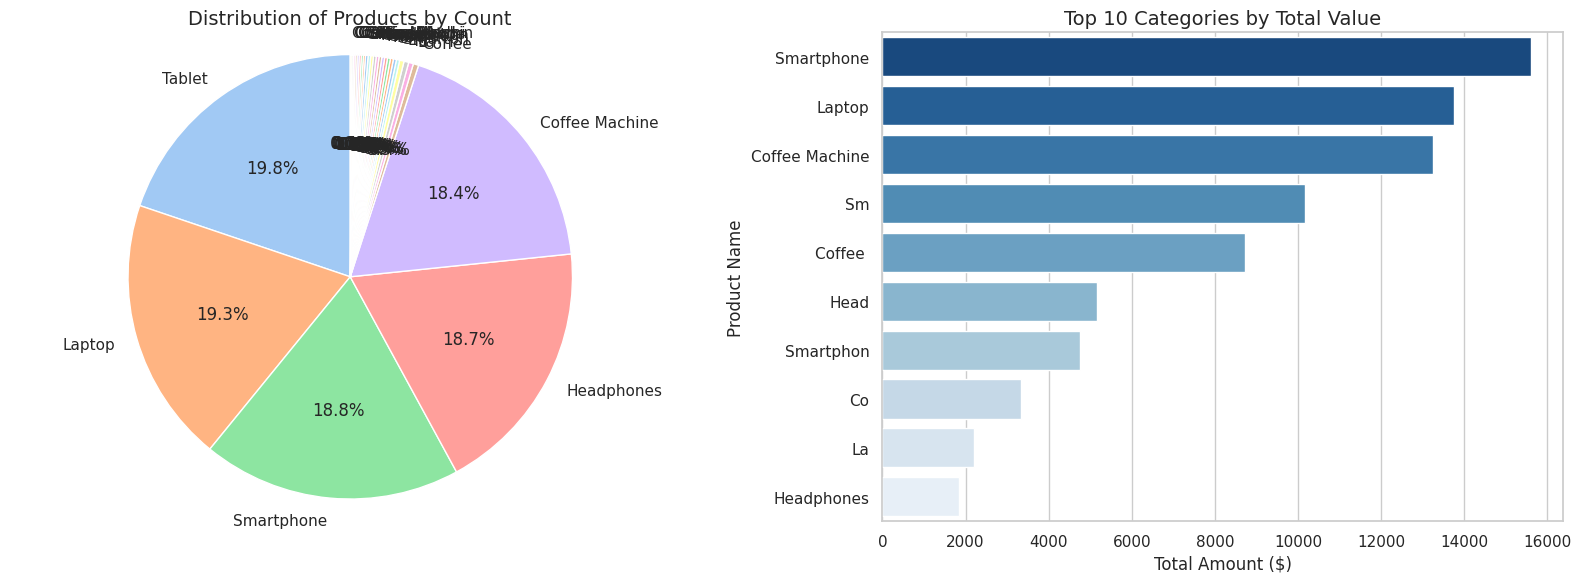
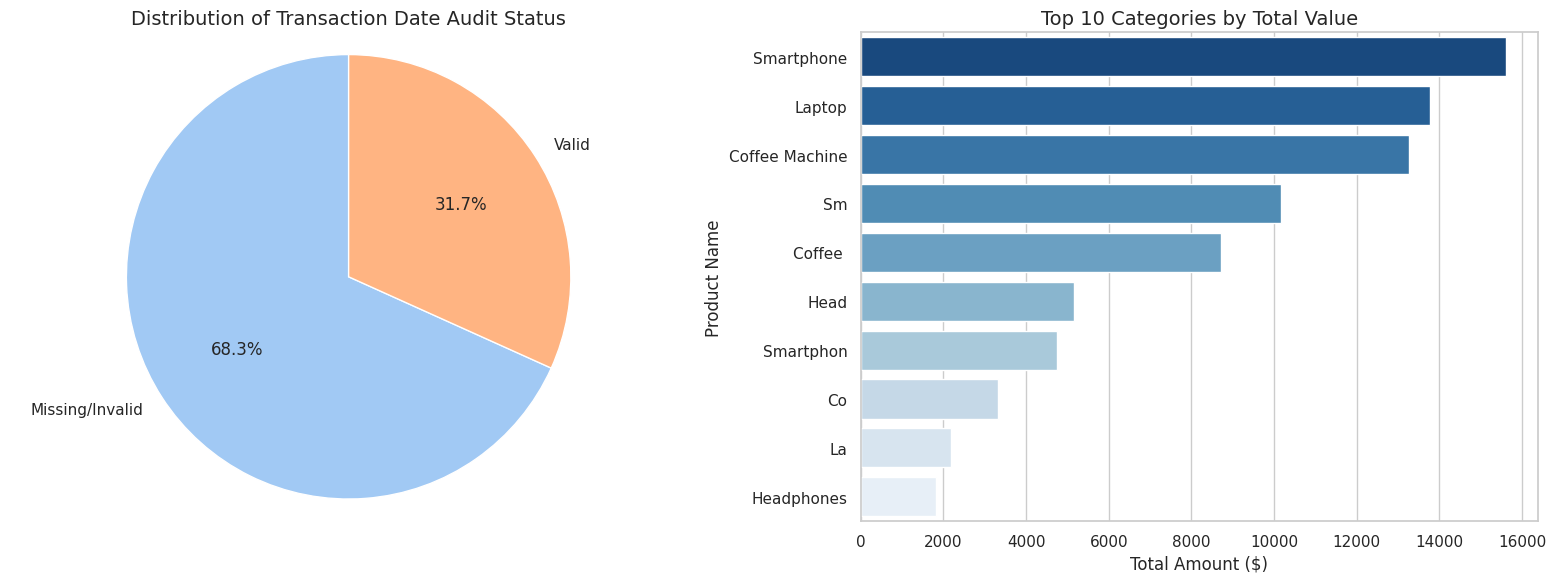
The change to this notebook cell's code, shown as a diff; its figure went from the first image to the second:
--- before
+++ after
@@ -12,5 +12,5 @@
 # Assuming columns like 'Date', 'Price', and 'Product_Name' exist
 if "Transaction_Date" in df.columns:
-    df["Transaction_Date"] = pd.to_datetime(df["Transaction_Date"])
+    df["Transaction_Date"] = pd.to_datetime(df["Transaction_Date"], errors='coerce') # Coerce errors for existing '1900-01-01' dates
 
 # Set up a clean dashboard layout
@@ -18,19 +18,15 @@
 sns.set_theme(style="whitegrid")
 
-# Plot 1: Distribution of Transaction Value Bands (Pie Chart)
-# Create bins for transaction prices
-bins = [0, 100, 500, np.inf]
-labels = ['Low (< $100)', 'Medium ($100 - $500)', 'High (> $500)']
-df['Price_Band'] = pd.cut(df['Price'], bins=bins, labels=labels, right=False)
-
-price_band_counts = df['Price_Band'].value_counts(dropna=False)
+# Plot 1: Distribution of Transaction Date Audit Status (Pie Chart)
+# Use the existing 'audited_dates' column from the dataset
+date_audit_counts = df['audited_dates'].value_counts(dropna=False)
 axes[0].pie(
-    price_band_counts,
-    labels=price_band_counts.index,
+    date_audit_counts,
+    labels=date_audit_counts.index,
     autopct='%1.1f%%',
     startangle=90,
     colors=sns.color_palette('pastel')
 )
-axes[0].set_title("Distribution of Transaction Value Bands", fontsize=14)
+axes[0].set_title("Distribution of Transaction Date Audit Status", fontsize=14)
 axes[0].axis('equal') # Equal aspect ratio ensures that pie is drawn as a circle.
 
@@ -44,5 +40,10 @@
     )
     sns.barplot(
-        x=top_cats.values, y=top_cats.index.astype(str), ax=axes[1], palette="Blues_r"
+        x=top_cats.values,
+        y=top_cats.index.astype(str),
+        hue=top_cats.index.astype(str), # Assign y variable to hue to resolve FutureWarning
+        ax=axes[1],
+        palette="Blues_r",
+        legend=False # Disable legend as it's redundant with hue showing the y-axis labels
     )
     axes[1].set_title("Top 10 Categories by Total Value", fontsize=14)

Commit: Created using Colab